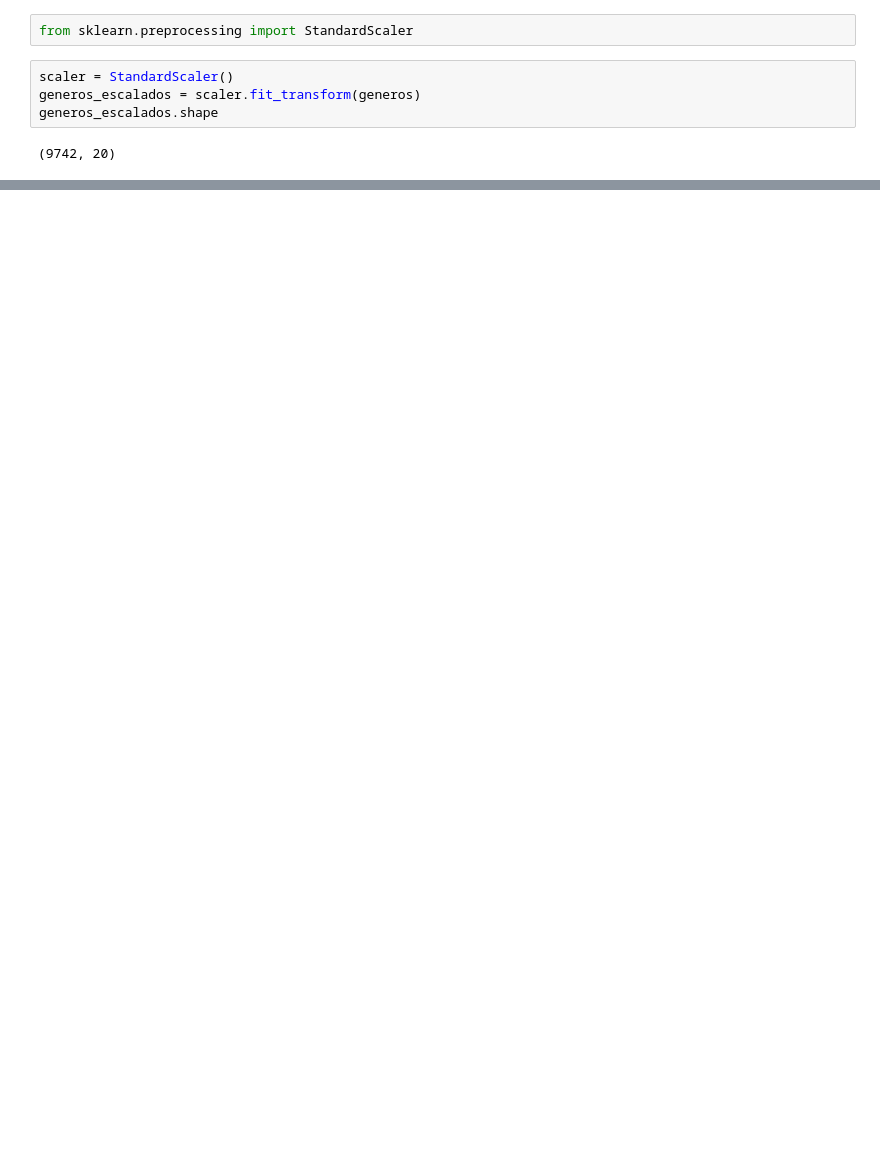
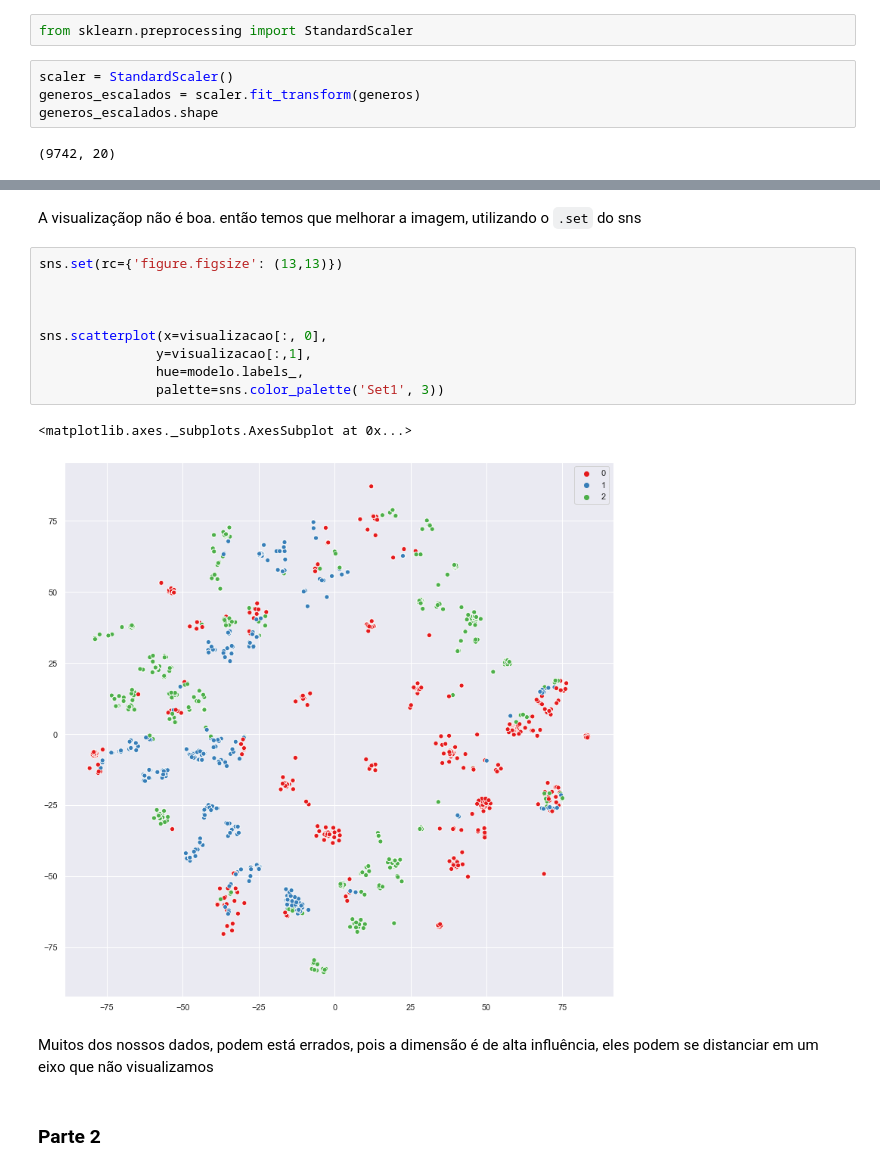
Before and after one commit to LucasAzvd/Analise-de-dados-com-SKLearn, a Jupyter notebook: Algoritmos não supervisionados/Conhecendo DataSets.ipynb, the cells around one changed output, grey strips where cells are left out. Cells and saved outputs as stored; diff of their text form; blank space fills up the shorter version.

```diff
--- a/Algoritmos não supervisionados/Conhecendo DataSets.ipynb
+++ b/Algoritmos não supervisionados/Conhecendo DataSets.ipynb
@@ -59,0 +218,18 @@ generos_escalados.shape
+# %% [markdown]
+A visualizaçãop não é boa. então temos que melhorar a imagem, utilizando o `.set` do sns
+# %%
+sns.set(rc={'figure.figsize': (13,13)})
+
+
+
+sns.scatterplot(x=visualizacao[:, 0],
+               y=visualizacao[:,1],
+               hue=modelo.labels_,
+               palette=sns.color_palette('Set1', 3))
+# %% [output]
+<matplotlib.axes._subplots.AxesSubplot at 0x...>
+[figure, added]
+# %% [markdown]
+Muitos dos nossos dados, podem está errados, pois a dimensão é de alta influência, eles podem se distanciar em um eixo que não visualizamos
+# %% [markdown]
+### Parte 2
```
Also changed, not shown: parts of 34 cells of this notebook, 1 other file.
